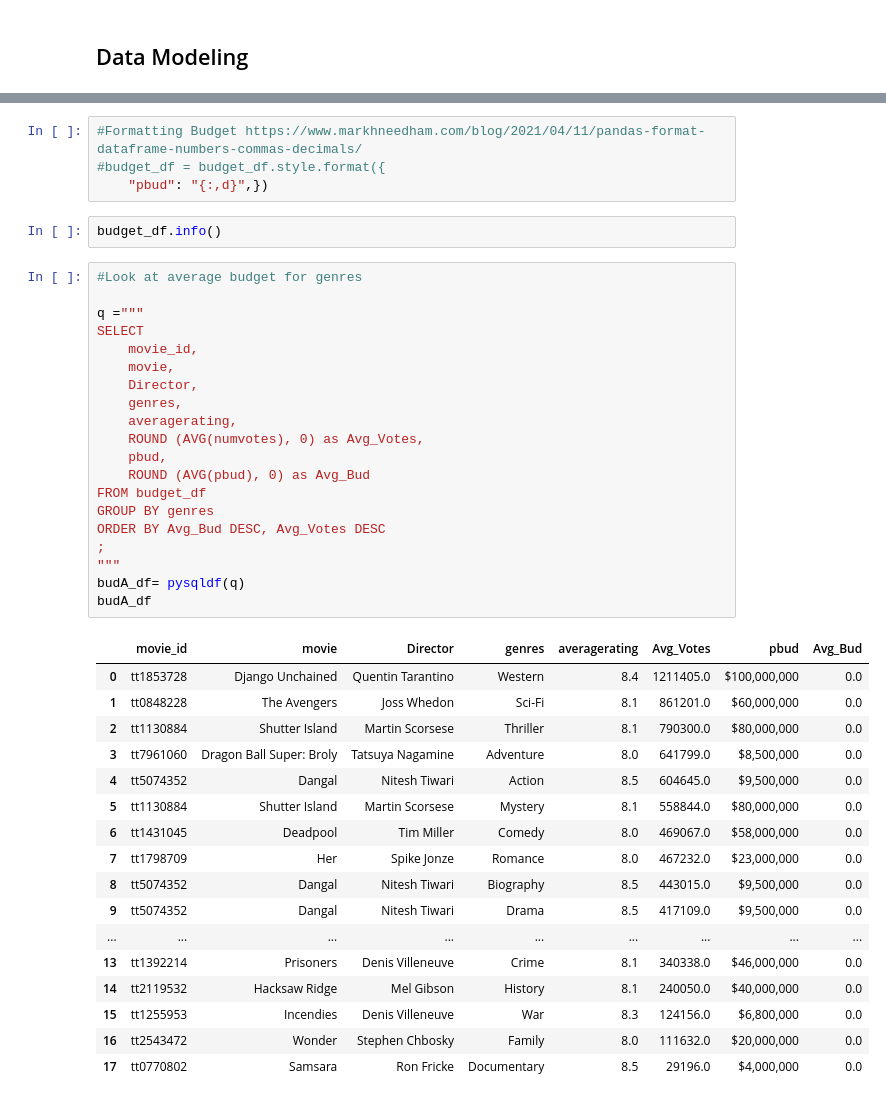
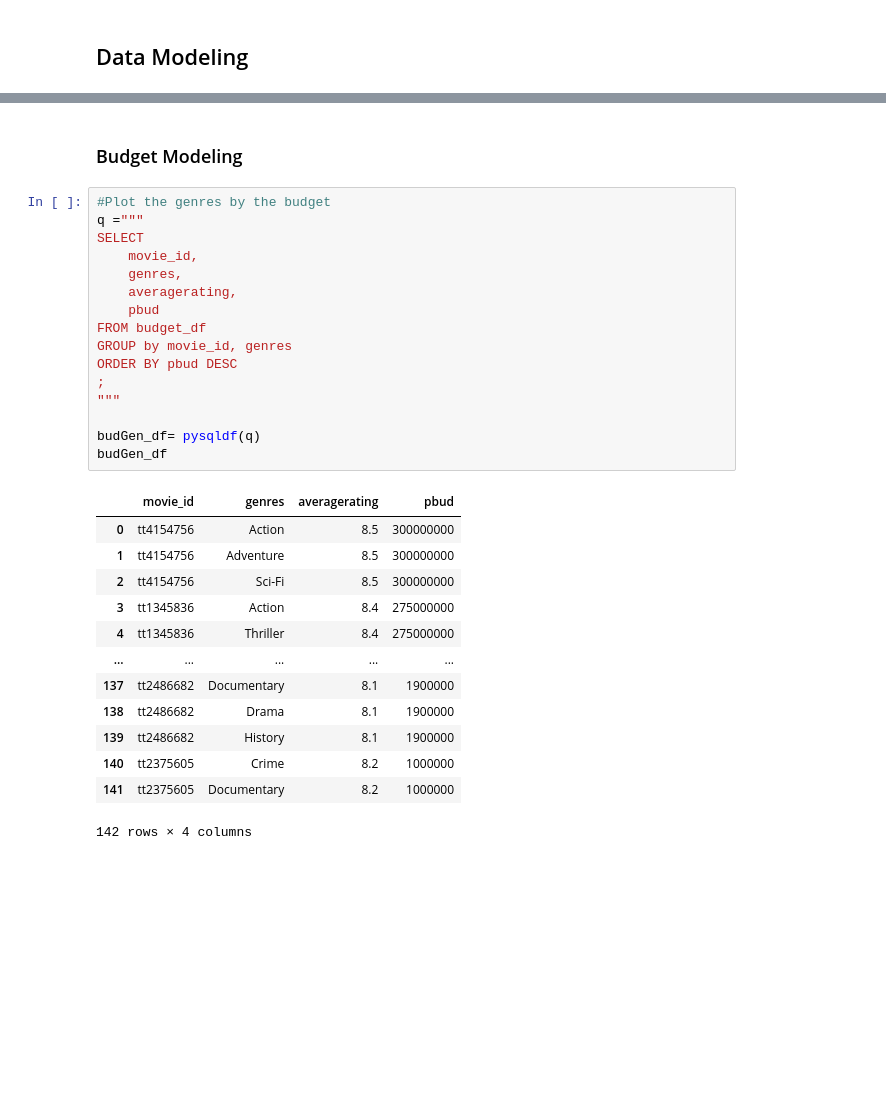
Before and after one commit to Dmvinedata/Phase1_Project, a Jupyter notebook: Microsoft_Rec_DJackson_June22.ipynb, the cells around one changed output, grey strips where cells are left out. Drawn from its saved outputs; the diff is of its cells as text; blank space fills up the shorter version.

```diff
--- a/Microsoft_Rec_DJackson_June22.ipynb
+++ b/Microsoft_Rec_DJackson_June22.ipynb
@@ -965,44 +1114,32 @@ budget_df
-# %%
-#Formatting Budget https://www.markhneedham.com/blog/2021/04/11/pandas-format-dataframe-numbers-commas-decimals/
-#budget_df = budget_df.style.format({
-    "pbud": "{:,d}",})
-# %%
-budget_df.info()
+# %% [markdown]
+### Budget Modeling
 # %%
-#Look at average budget for genres
-
+#Plot the genres by the budget
 q ="""
 SELECT
     movie_id,
-    movie,
-    Director,
     genres,
     averagerating,
-    ROUND (AVG(numvotes), 0) as Avg_Votes,
-    pbud,
-    ROUND (AVG(pbud), 0) as Avg_Bud
+    pbud
 FROM budget_df
-GROUP BY genres
-ORDER BY Avg_Bud DESC, Avg_Votes DESC
+GROUP by movie_id, genres
+ORDER BY pbud DESC
 ;
 """
-budA_df= pysqldf(q)
-budA_df
+
+budGen_df= pysqldf(q)
+budGen_df
 # %% [output]
-|  | movie_id | movie | Director | genres | averagerating | Avg_Votes | pbud | Avg_Bud |
-| 0 | tt1853728 | Django Unchained | Quentin Tarantino | Western | 8.4 | 1211405.0 | $100,000,000 | 0.0 |
-| 1 | tt0848228 | The Avengers | Joss Whedon | Sci-Fi | 8.1 | 861201.0 | $60,000,000 | 0.0 |
-| 2 | tt1130884 | Shutter Island | Martin Scorsese | Thriller | 8.1 | 790300.0 | $80,000,000 | 0.0 |
-| 3 | tt7961060 | Dragon Ball Super: Broly | Tatsuya Nagamine | Adventure | 8.0 | 641799.0 | $8,500,000 | 0.0 |
-| 4 | tt5074352 | Dangal | Nitesh Tiwari | Action | 8.5 | 604645.0 | $9,500,000 | 0.0 |
-| 5 | tt1130884 | Shutter Island | Martin Scorsese | Mystery | 8.1 | 558844.0 | $80,000,000 | 0.0 |
-| 6 | tt1431045 | Deadpool | Tim Miller | Comedy | 8.0 | 469067.0 | $58,000,000 | 0.0 |
-| 7 | tt1798709 | Her | Spike Jonze | Romance | 8.0 | 467232.0 | $23,000,000 | 0.0 |
-| 8 | tt5074352 | Dangal | Nitesh Tiwari | Biography | 8.5 | 443015.0 | $9,500,000 | 0.0 |
-| 9 | tt5074352 | Dangal | Nitesh Tiwari | Drama | 8.5 | 417109.0 | $9,500,000 | 0.0 |
-| ... | ... | ... | ... | ... | ... | ... | ... | ... |
-| 13 | tt1392214 | Prisoners | Denis Villeneuve | Crime | 8.1 | 340338.0 | $46,000,000 | 0.0 |
-| 14 | tt2119532 | Hacksaw Ridge | Mel Gibson | History | 8.1 | 240050.0 | $40,000,000 | 0.0 |
-| 15 | tt1255953 | Incendies | Denis Villeneuve | War | 8.3 | 124156.0 | $6,800,000 | 0.0 |
-| 16 | tt2543472 | Wonder | Stephen Chbosky | Family | 8.0 | 111632.0 | $20,000,000 | 0.0 |
-| 17 | tt0770802 | Samsara | Ron Fricke | Documentary | 8.5 | 29196.0 | $4,000,000 | 0.0 |
+|  | movie_id | genres | averagerating | pbud |
+| 0 | tt4154756 | Action | 8.5 | 300000000 |
+| 1 | tt4154756 | Adventure | 8.5 | 300000000 |
+| 2 | tt4154756 | Sci-Fi | 8.5 | 300000000 |
+| 3 | tt1345836 | Action | 8.4 | 275000000 |
+| 4 | tt1345836 | Thriller | 8.4 | 275000000 |
+| ... | ... | ... | ... | ... |
+| 137 | tt2486682 | Documentary | 8.1 | 1900000 |
+| 138 | tt2486682 | Drama | 8.1 | 1900000 |
+| 139 | tt2486682 | History | 8.1 | 1900000 |
+| 140 | tt2375605 | Crime | 8.2 | 1000000 |
+| 141 | tt2375605 | Documentary | 8.2 | 1000000 |
+142 rows × 4 columns
```
Also changed, not shown: parts of 78 cells of this notebook.
